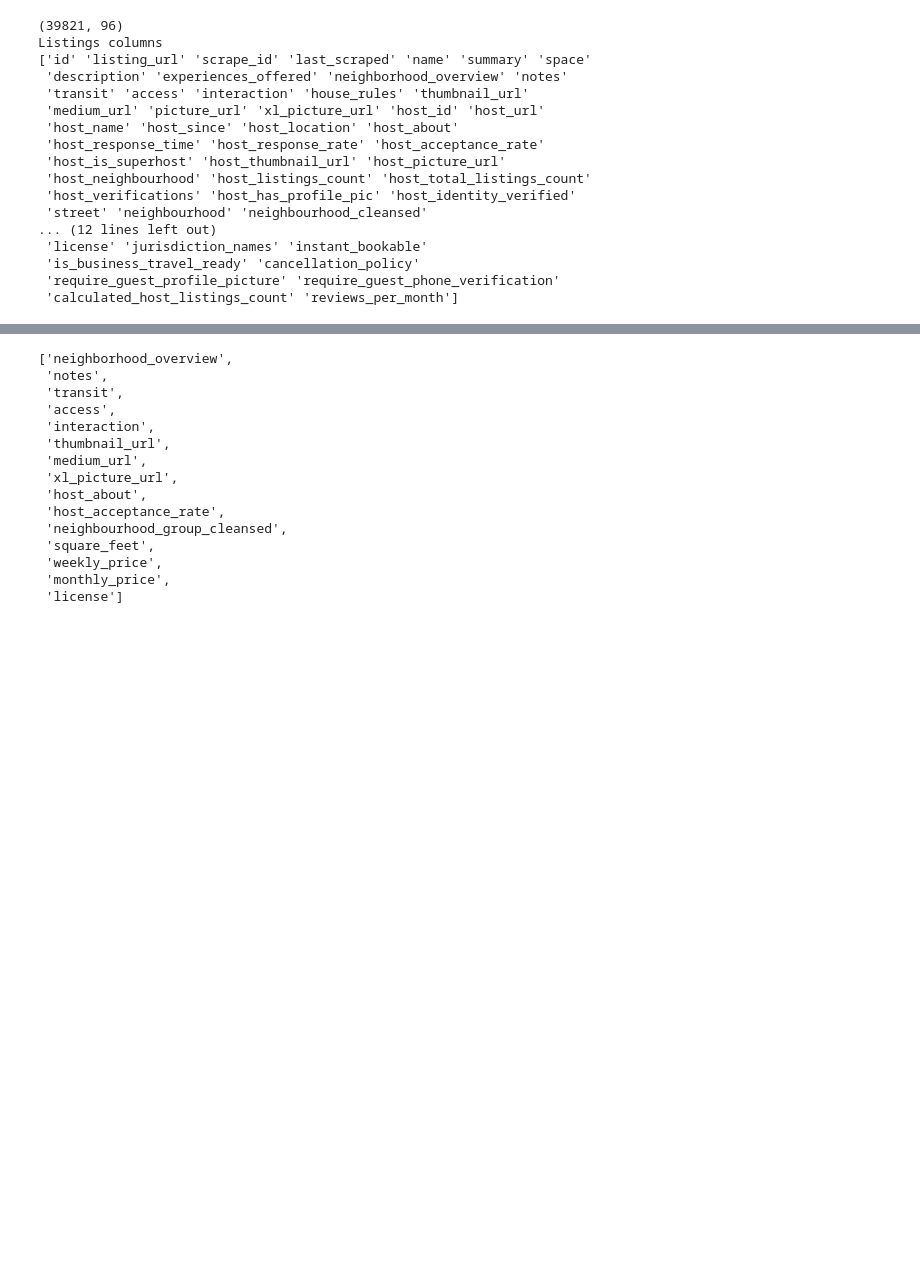
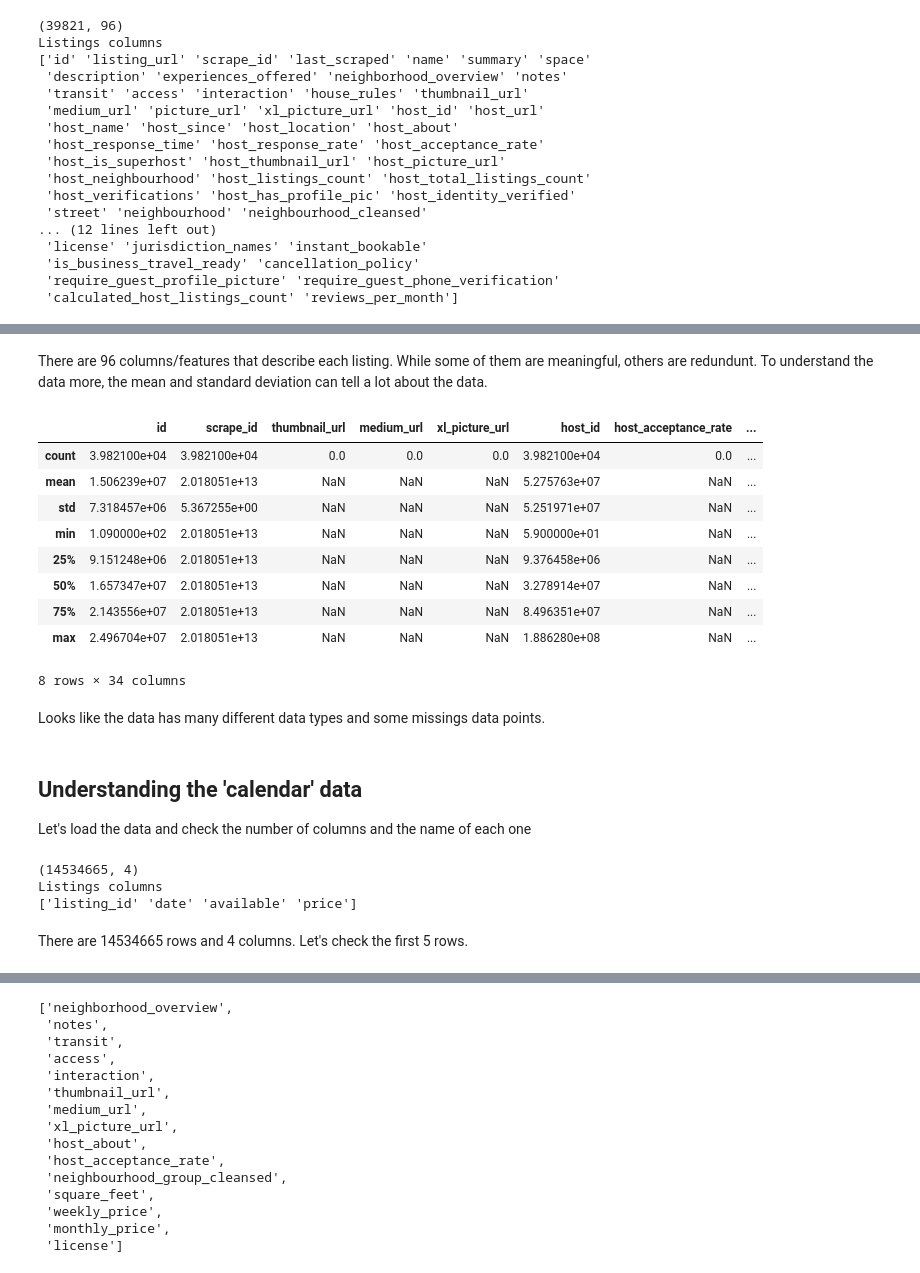
Before and after one commit to abdullahtk/DSND, a Jupyter notebook: Blog post (Airbnb data)/source/Airbnb_Los_Angeles.ipynb, the cells around one changed output, grey strips where cells are left out. Drawn from its saved outputs; the diff is of its cells as text; code cells hidden in the pictures; blank space fills up the shorter version.

```diff
--- a/Blog post (Airbnb data)/source/Airbnb_Los_Angeles.ipynb
+++ b/Blog post (Airbnb data)/source/Airbnb_Los_Angeles.ipynb
@@ -41,0 +68,36 @@ Listings columns
+# %% [markdown]
+There are 96 columns/features that describe each listing. While some of them are meaningful, others are redundunt.
+To understand the data more, the mean and standard deviation can tell a lot about the data.
+# %%
+listings.describe()
+# %% [output]
+|  | id | scrape_id | thumbnail_url | medium_url | xl_picture_url | host_id | host_acceptance_rate | ... |
+| count | 3.982100e+04 | 3.982100e+04 | 0.0 | 0.0 | 0.0 | 3.982100e+04 | 0.0 | ... |
+| mean | 1.506239e+07 | 2.018051e+13 | NaN | NaN | NaN | 5.275763e+07 | NaN | ... |
+| std | 7.318457e+06 | 5.367255e+00 | NaN | NaN | NaN | 5.251971e+07 | NaN | ... |
+| min | 1.090000e+02 | 2.018051e+13 | NaN | NaN | NaN | 5.900000e+01 | NaN | ... |
+| 25% | 9.151248e+06 | 2.018051e+13 | NaN | NaN | NaN | 9.376458e+06 | NaN | ... |
+| 50% | 1.657347e+07 | 2.018051e+13 | NaN | NaN | NaN | 3.278914e+07 | NaN | ... |
+| 75% | 2.143556e+07 | 2.018051e+13 | NaN | NaN | NaN | 8.496351e+07 | NaN | ... |
+| max | 2.496704e+07 | 2.018051e+13 | NaN | NaN | NaN | 1.886280e+08 | NaN | ... |
+8 rows × 34 columns
+# %% [markdown]
+Looks like the data has many different data types and some missings data points.
+# %% [markdown]
+## Understanding the 'calendar' data
+Let's load the data and check the number of columns and the name of each one
+# %%
+# Loading the listing data
+calendar = pd.read_csv('../data/calendar 2.csv')
+
+#print the number of rows and columns
+print(calendar.shape)
+
+print("Listings columns")
+print(calendar.columns.values)
+# %% [output]
+(14534665, 4)
+Listings columns
+['listing_id' 'date' 'available' 'price']
+# %% [markdown]
+There are 14534665 rows and 4 columns. Let's check the first 5 rows.
```
Also changed, not shown: parts of 54 cells of this notebook, 2 other files.
